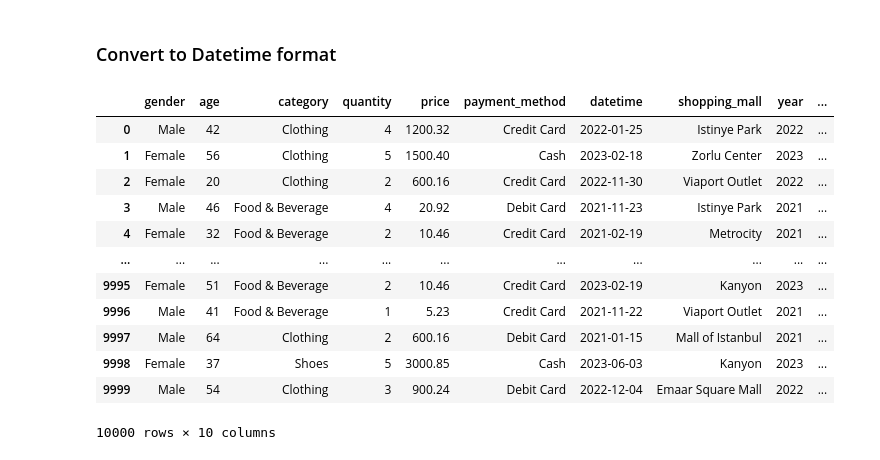
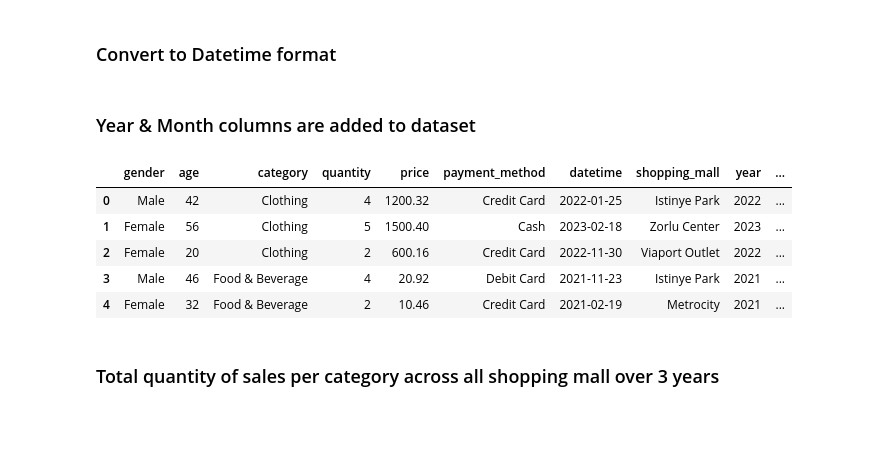
Before and after one commit to mrnnasir/project_shopping_mall, a Jupyter notebook: jupyter_notebooks/shopping_mall_project.ipynb, the cells around one changed output. Cells and saved outputs as stored; diff of their text form; code cells hidden in the pictures; blank space fills up the shorter version.

```diff
--- a/Dataset/Raw/shopping_mall_project.ipynb
+++ b/jupyter_notebooks/shopping_mall_project.ipynb
@@ -226,23 +227,20 @@ memory usage: 625.1+ KB
 ### Convert to Datetime format
 # %%
 dfc['datetime'] = pd.to_datetime(dfc['datetime'])
+# %% [markdown]
+### Year & Month columns are added to dataset
 # %%
 dfc['year'] = dfc['datetime'].dt.year
 # %%
 dfc['month'] = dfc['datetime'].dt.month_name()
 # %%
-dfc
+dfc.head()
 # %% [output]
 |  | gender | age | category | quantity | price | payment_method | datetime | shopping_mall | year | ... |
 | 0 | Male | 42 | Clothing | 4 | 1200.32 | Credit Card | 2022-01-25 | Istinye Park | 2022 | ... |
 | 1 | Female | 56 | Clothing | 5 | 1500.40 | Cash | 2023-02-18 | Zorlu Center | 2023 | ... |
 | 2 | Female | 20 | Clothing | 2 | 600.16 | Credit Card | 2022-11-30 | Viaport Outlet | 2022 | ... |
 | 3 | Male | 46 | Food & Beverage | 4 | 20.92 | Debit Card | 2021-11-23 | Istinye Park | 2021 | ... |
 | 4 | Female | 32 | Food & Beverage | 2 | 10.46 | Credit Card | 2021-02-19 | Metrocity | 2021 | ... |
-| ... | ... | ... | ... | ... | ... | ... | ... | ... | ... | ... |
-| 9995 | Female | 51 | Food & Beverage | 2 | 10.46 | Credit Card | 2023-02-19 | Kanyon | 2023 | ... |
-| 9996 | Male | 41 | Food & Beverage | 1 | 5.23 | Credit Card | 2021-11-22 | Viaport Outlet | 2021 | ... |
-| 9997 | Male | 64 | Clothing | 2 | 600.16 | Debit Card | 2021-01-15 | Mall of Istanbul | 2021 | ... |
-| 9998 | Female | 37 | Shoes | 5 | 3000.85 | Cash | 2023-06-03 | Kanyon | 2023 | ... |
-| 9999 | Male | 54 | Clothing | 3 | 900.24 | Debit Card | 2022-12-04 | Emaar Square Mall | 2022 | ... |
-10000 rows × 10 columns
+# %% [markdown]
+### Total quantity of sales per category across all shopping mall over 3 years
```
Also changed, not shown: parts of 27 cells of this notebook.
